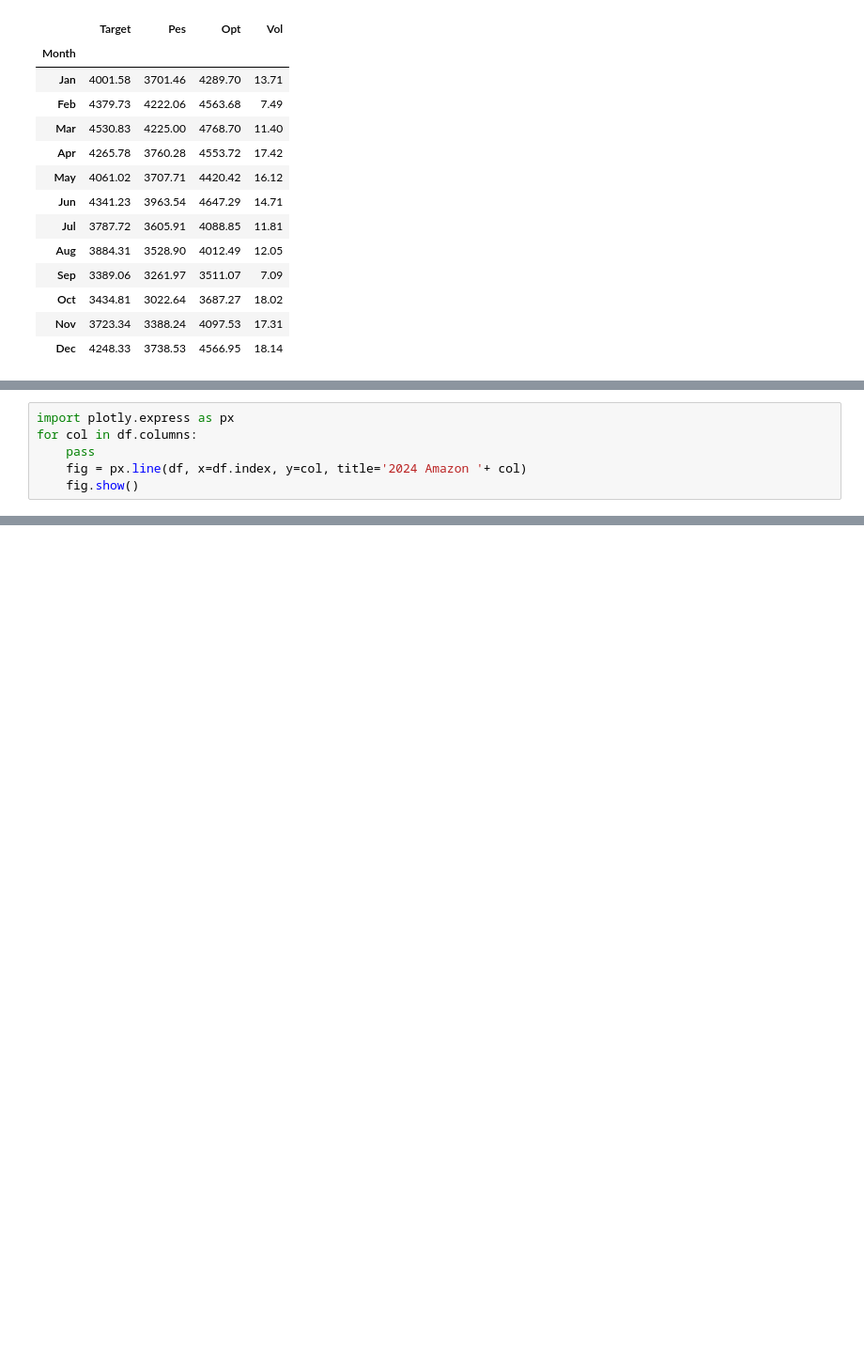
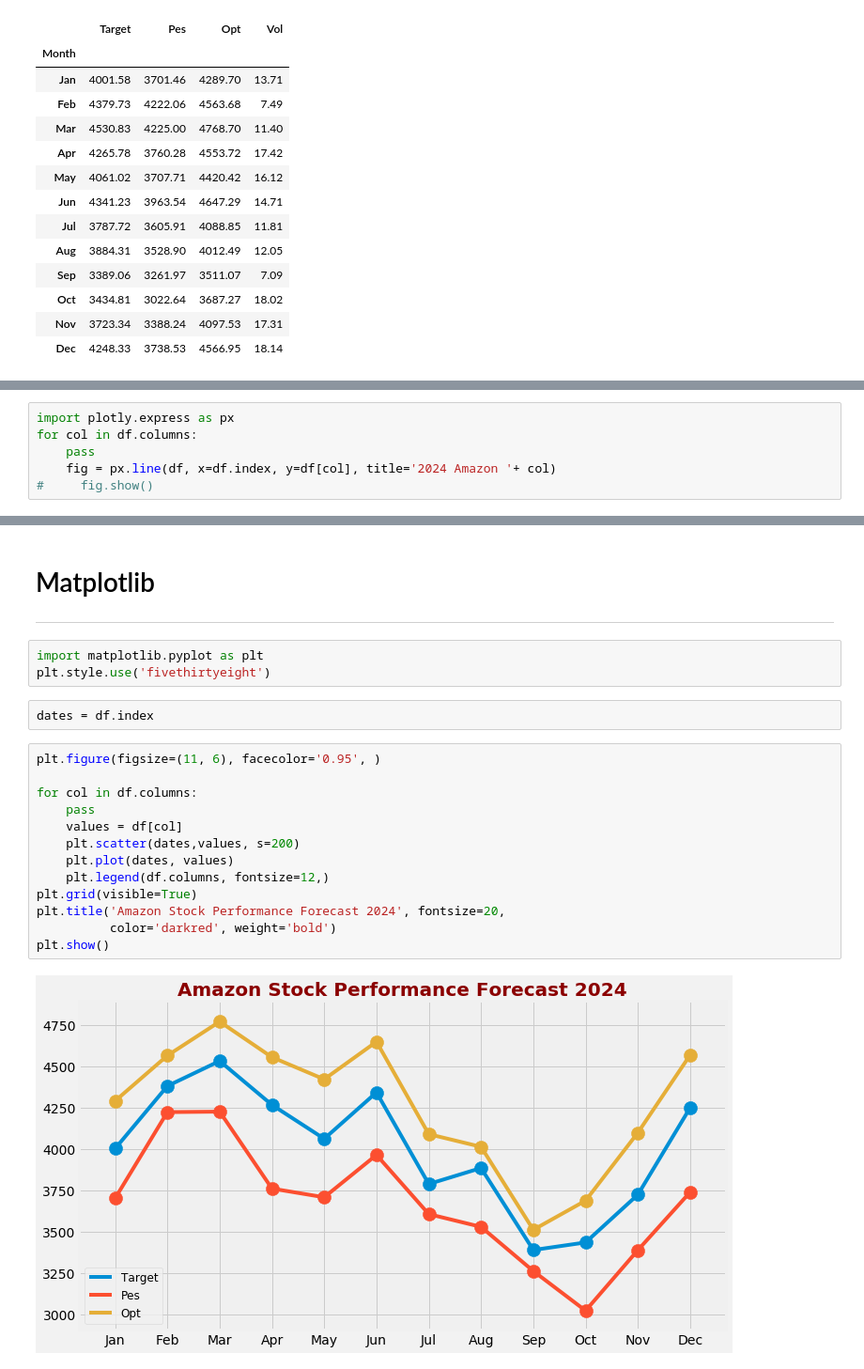
Before and after one commit to attila5287/scrap_and_dataviz, a Jupyter notebook: scrap_and_frame.ipynb, the cells around one changed output, grey strips where cells are left out. Shown at 94% size. Cells and saved outputs as stored; diff of their text form; blank space fills up the shorter version.

Commit message:
matplotlib first

```diff
--- a/scrap_and_frame.ipynb
+++ b/scrap_and_frame.ipynb
@@ -85,5 +103,5 @@ dtype: object
 import plotly.express as px
 for col in df.columns:
     pass
-    fig = px.line(df, x=df.index, y=col, title='2024 Amazon '+ col)
-    fig.show()
+    fig = px.line(df, x=df.index, y=df[col], title='2024 Amazon '+ col)
+#     fig.show()
@@ -94,0 +108,23 @@ for col in df.columns:
+# %% [markdown]
+# Matplotlib
+---
+# %%
+import matplotlib.pyplot as plt
+plt.style.use('fivethirtyeight')
+# %%
+dates = df.index
+# %%
+plt.figure(figsize=(11, 6), facecolor='0.95', )
+
+for col in df.columns:
+    pass
+    values = df[col]
+    plt.scatter(dates,values, s=200)
+    plt.plot(dates, values)
+    plt.legend(df.columns, fontsize=12,)
+plt.grid(visible=True)
+plt.title('Amazon Stock Performance Forecast 2024', fontsize=20,
+          color='darkred', weight='bold')
+plt.show()
+# %% [output]
+[figure, added]
```
Also changed, not shown: parts of 8 cells of this notebook, 1 other file.
